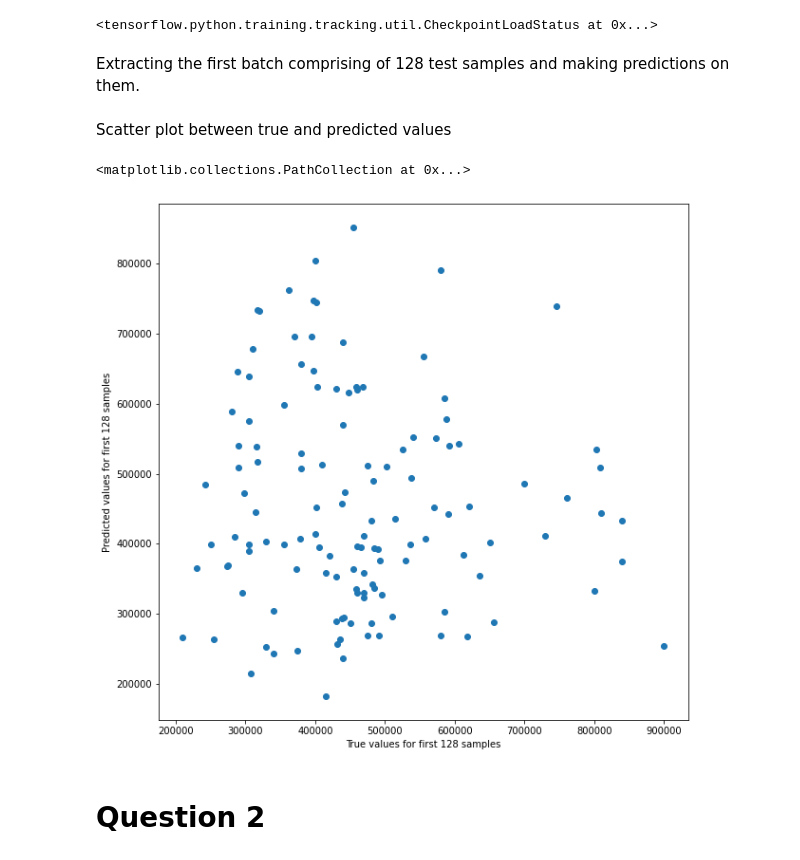
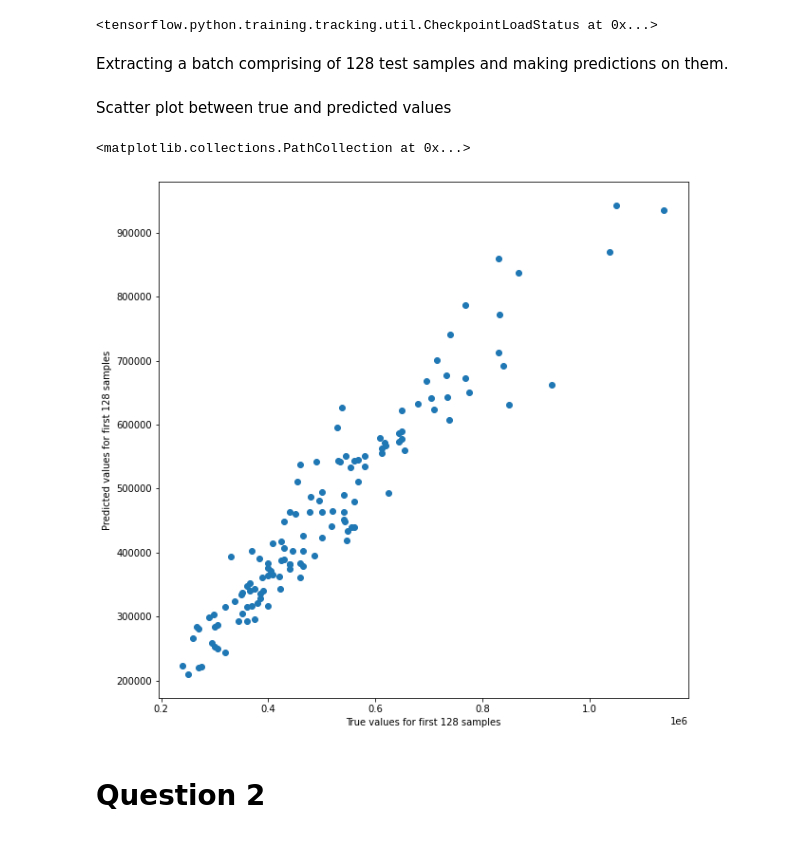
Before and after one commit to kirath2205/Neural-Network-Assignment-1, a Jupyter notebook: start_1b_Final.ipynb, the cells around one changed output. Saved outputs shown, nothing was run; the diff lists cells and outputs as text; code cells hidden in the pictures.

```diff
--- a/start_1b_Final.ipynb
+++ b/start_1b_Final.ipynb
@@ -310,4 +316,4 @@ model.load_weights(checkpoint_filepath)
 # %% [output]
 <tensorflow.python.training.tracking.util.CheckpointLoadStatus at 0x...>
 # %% [markdown]
-Extracting the first batch comprising of 128 test samples and making predictions on them.
+Extracting a batch comprising of 128 test samples and making predictions on them.
@@ -318,14 +320,22 @@ first_test_batch_true_values = np.concatenate([y for x, y in first_test_batch],
+# %%
+iterator = iter(val_ds)
+batch_size_of_128 = iterator.get_next()
+del batch_size_of_128[0]['year']
+del batch_size_of_128[0]['full_address']
+del batch_size_of_128[0]['nearest_stn']
+batch_size_of_128_predictions = model.predict(batch_size_of_128[0])
+batch_size_of_128_true_values = batch_size_of_128[1]
 # %% [markdown]
 Scatter plot between true and predicted values
 # %%
 import matplotlib.pyplot as plt
 plt.figure(figsize=(10,10))
 plt.xlabel('True values for first 128 samples')
 plt.ylabel('Predicted values for first 128 samples')
-plt.scatter(first_test_batch_true_values, first_test_batch_predictions)
+plt.scatter(batch_size_of_128_true_values, batch_size_of_128_predictions)
 # %% [output]
 <matplotlib.collections.PathCollection at 0x...>
-[figure, old version]
+[figure, new version]
 # %% [markdown]
 # Question 2
 # %% [markdown]
```
Also changed, not shown: parts of 8 cells of this notebook.
